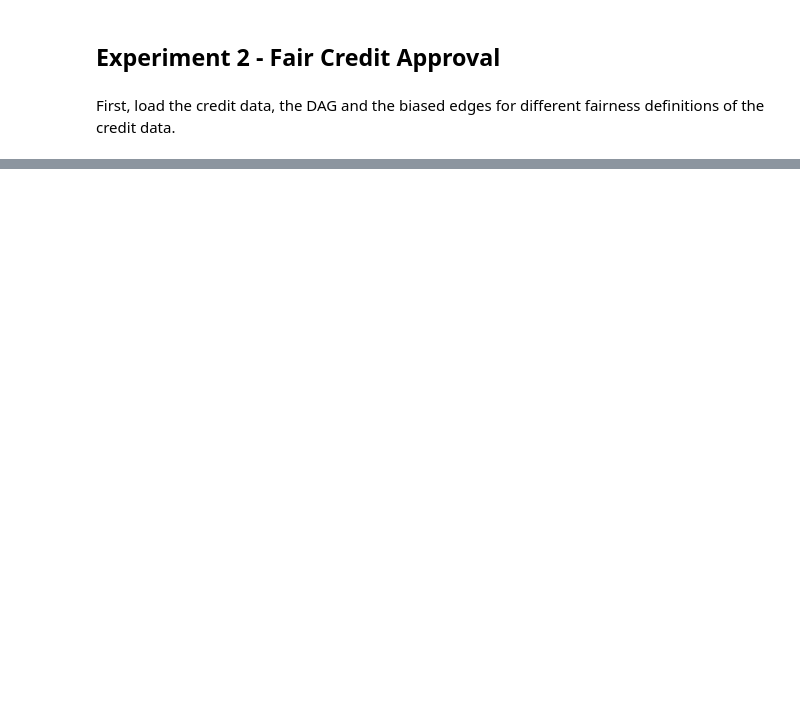
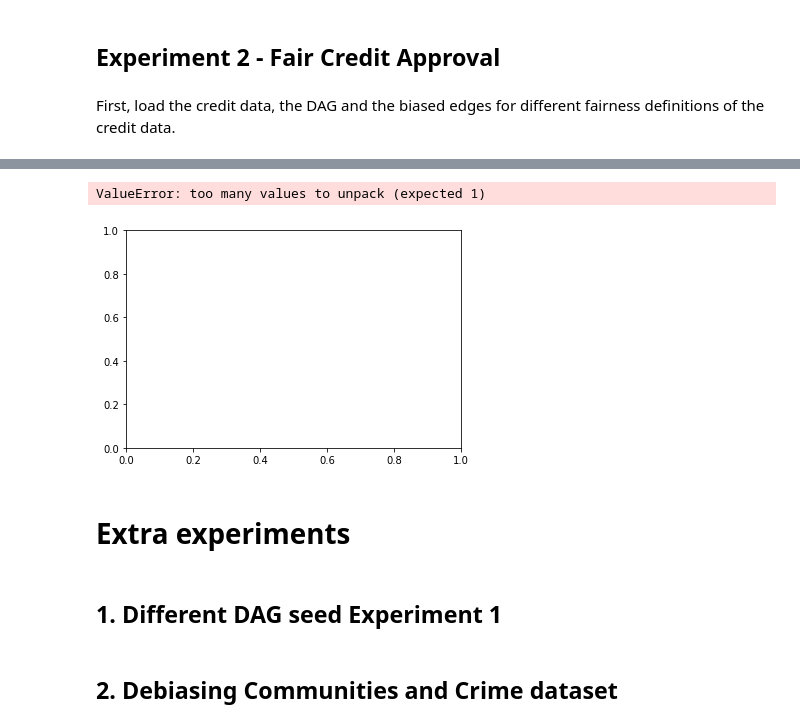
Before and after one commit to zoebat/FACT-AI, a Jupyter notebook: DECAF/experiments.ipynb, the cells around one changed output, grey strips where cells are left out. Cells and saved outputs as stored; diff of their text form; code cells hidden in the pictures; blank space fills up the shorter version.

Commit message:
updated experiments notebook

```diff
--- a/DECAF/experiments.ipynb
+++ b/DECAF/experiments.ipynb
@@ -273,0 +342,22 @@ max      1.000000
+# %%
+DECAF_Credit_ND = {
+    "Precision": [[] for _ in range(len(betas))],
+    "Recall": [[] for _ in range(len(betas))],
+    "AUROC": [[] for _ in range(len(betas))],
+    "FTU": [[] for _ in range(len(betas))],
+    "DP": [[] for _ in range(len(betas))]
+}
+DECAF_Credit_FTU = {
+    "Precision": [[] for _ in range(len(betas))],
+    "Recall": [[] for _ in range(len(betas))],
+    "AUROC": [[] for _ in range(len(betas))],
+    "FTU": [[] for _ in range(len(betas))],
+    "DP": [[] for _ in range(len(betas))]
+}
+DECAF_Credit_DP = {
+    "Precision": [[] for _ in range(len(betas))],
+    "Recall": [[] for _ in range(len(betas))],
+    "AUROC": [[] for _ in range(len(betas))],
+    "FTU": [[] for _ in range(len(betas))],
+    "DP": [[] for _ in range(len(betas))]
+}
@@ -273,0 +429,21 @@ max      1.000000
+# %%
+for metric in ["Precision", "Recall", "AUROC", "FTU", "DP"]:
+    means_ND = [np.mean(data) for data in DECAF_Credit_ND[metric]]
+    stds_ND = [np.std(data) for data in DECAF_Credit_ND[metric]]
+    means_FTU = [np.mean(data) for data in DECAF_Credit_FTU[metric]]
+    stds_FTU = [np.std(data) for data in DECAF_Credit_ND[metric]]
+    means_DP = [np.mean(data) for data in DECAF_Credit_DP[metric]]
+    stds_DP = [np.std(data) for data in DECAF_Credit_ND[metric]]
+    results = {"DECAF-ND": list(zip(means_ND, stds_ND)),
+                "DECAF-FTU": list(zip(means_FTU, stds_FTU)),
+                "DECAF-DP": list(zip(means_DP, stds_DP))}
+    plots.plot_errorbar(betas, metric, results)
+# %% [output]
+ValueError: too many values to unpack (expected 1)
+[figure, added]
+# %% [markdown]
+# Extra experiments
+# %% [markdown]
+## 1. Different DAG seed Experiment 1
+# %% [markdown]
+## 2. Debiasing  Communities and Crime dataset
```
Also changed, not shown: parts of 9 cells of this notebook.
